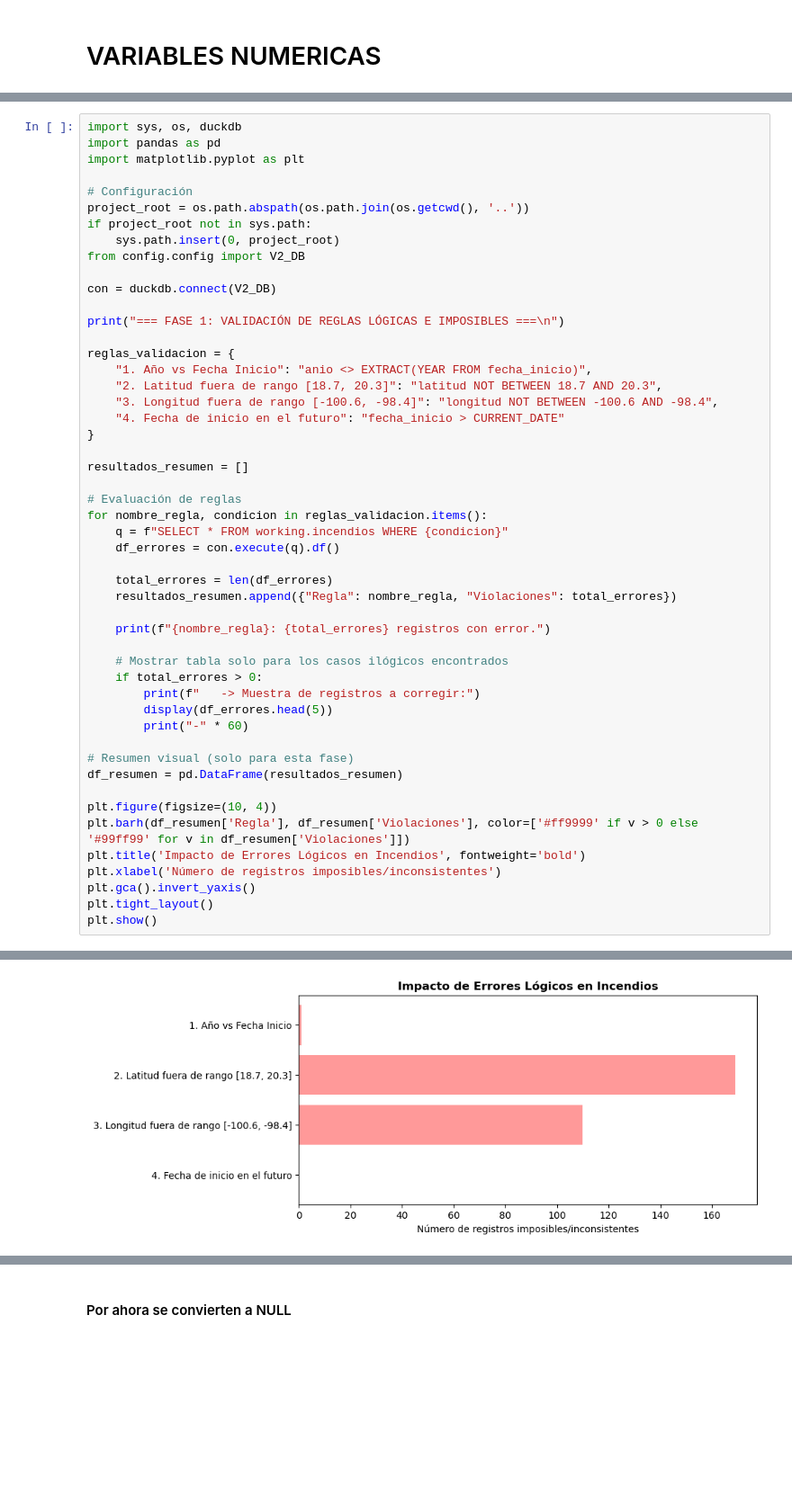
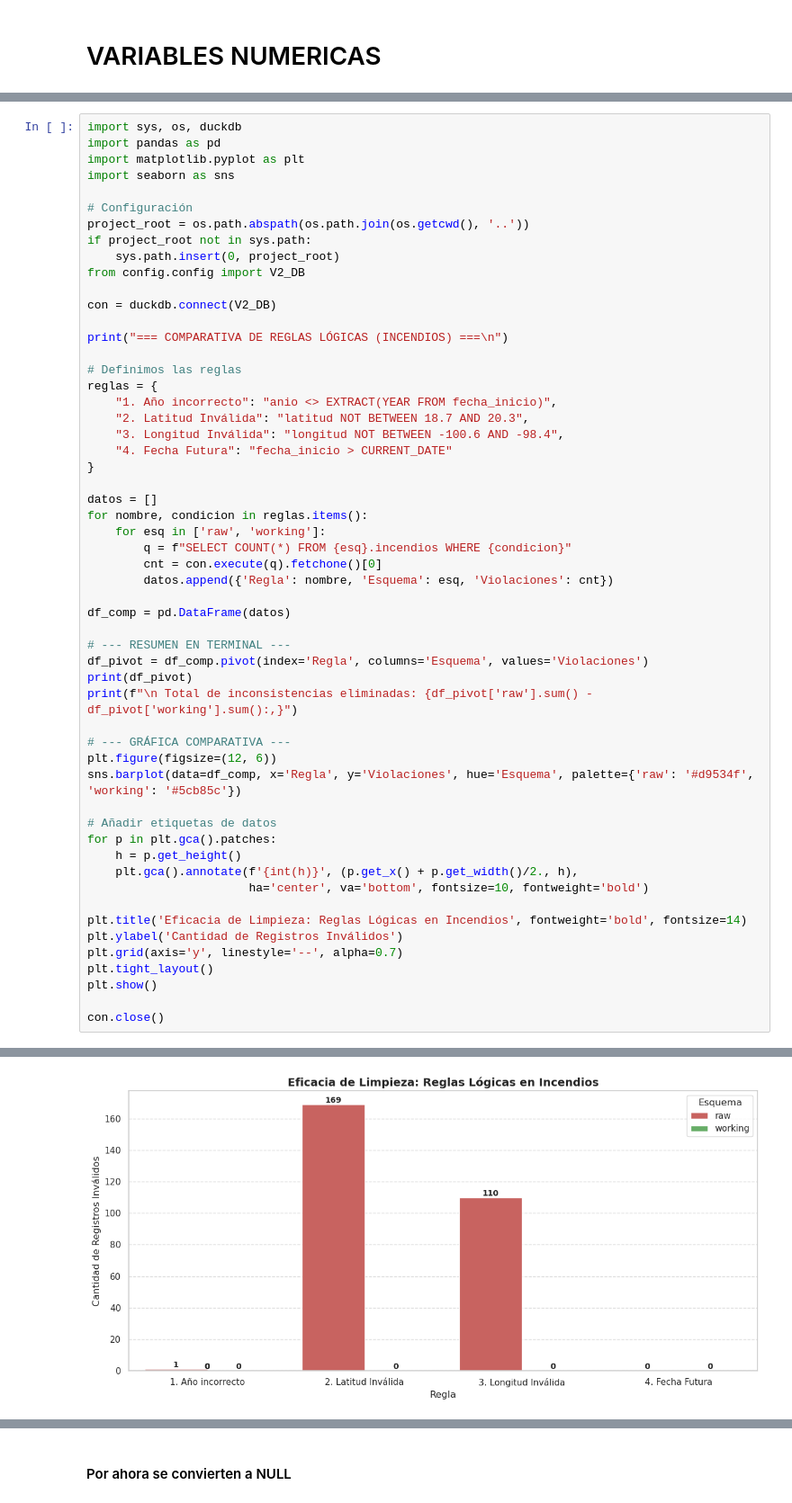
Before and after one commit to SauG25/Incendios-Forestales-, a Jupyter notebook: notebooks/01_Limpieza_De_Datos.ipynb, the cells around one changed output, grey strips where cells are left out. Shown at 90% size. Cells and saved outputs as stored; diff of their text form; blank space fills up the shorter version.

```diff
--- a/notebooks/01_Limpieza_De_Datos.ipynb
+++ b/notebooks/01_Limpieza_De_Datos.ipynb
@@ -282,6 +161,7 @@ def limpiar_textos_categoricos(con):
 import sys, os, duckdb
 import pandas as pd
 import matplotlib.pyplot as plt
+import seaborn as sns
 
 # Configuración
 project_root = os.path.abspath(os.path.join(os.getcwd(), '..'))
@@ -291,41 +171,45 @@ from config.config import V2_DB
 
 con = duckdb.connect(V2_DB)
 
-print("=== FASE 1: VALIDACIÓN DE REGLAS LÓGICAS E IMPOSIBLES ===\n")
+print("=== COMPARATIVA DE REGLAS LÓGICAS (INCENDIOS) ===\n")
 
-reglas_validacion = {
-    "1. Año vs Fecha Inicio": "anio <> EXTRACT(YEAR FROM fecha_inicio)",
-    "2. Latitud fuera de rango [18.7, 20.3]": "latitud NOT BETWEEN 18.7 AND 20.3",
-    "3. Longitud fuera de rango [-100.6, -98.4]": "longitud NOT BETWEEN -100.6 AND -98.4",
-    "4. Fecha de inicio en el futuro": "fecha_inicio > CURRENT_DATE"
+# Definimos las reglas
+reglas = {
+    "1. Año incorrecto": "anio <> EXTRACT(YEAR FROM fecha_inicio)",
+    "2. Latitud Inválida": "latitud NOT BETWEEN 18.7 AND 20.3",
+    "3. Longitud Inválida": "longitud NOT BETWEEN -100.6 AND -98.4",
+    "4. Fecha Futura": "fecha_inicio > CURRENT_DATE"
 }
 
-resultados_resumen = []
+datos = []
+for nombre, condicion in reglas.items():
+    for esq in ['raw', 'working']:
+        q = f"SELECT COUNT(*) FROM {esq}.incendios WHERE {condicion}"
+        cnt = con.execute(q).fetchone()[0]
+        datos.append({'Regla': nombre, 'Esquema': esq, 'Violaciones': cnt})
 
-# Evaluación de reglas
-for nombre_regla, condicion in reglas_validacion.items():
-    q = f"SELECT * FROM working.incendios WHERE {condicion}"
-    df_errores = con.execute(q).df()
+df_comp = pd.DataFrame(datos)
 
-    total_errores = len(df_errores)
-    resultados_resumen.append({"Regla": nombre_regla, "Violaciones": total_errores})
+# --- RESUMEN EN TERMINAL ---
+df_pivot = df_comp.pivot(index='Regla', columns='Esquema', values='Violaciones')
+print(df_pivot)
+print(f"\n Total de inconsistencias eliminadas: {df_pivot['raw'].sum() - df_pivot['working'].sum():,}")
 
-    print(f"{nombre_regla}: {total_errores} registros con error.")
+# --- GRÁFICA COMPARATIVA ---
+plt.figure(figsize=(12, 6))
+sns.barplot(data=df_comp, x='Regla', y='Violaciones', hue='Esquema', palette={'raw': '#d9534f', 'working': '#5cb85c'})
 
-    # Mostrar tabla solo para los casos ilógicos encontrados
-    if total_errores > 0:
-        print(f"   -> Muestra de registros a corregir:")
-        display(df_errores.head(5))
-        print("-" * 60)
+# Añadir etiquetas de datos
+for p in plt.gca().patches:
+    h = p.get_height()
+    plt.gca().annotate(f'{int(h)}', (p.get_x() + p.get_width()/2., h),
+                       ha='center', va='bottom', fontsize=10, fontweight='bold')
 
-# Resumen visual (solo para esta fase)
-df_resumen = pd.DataFrame(resultados_resumen)
-
-plt.figure(figsize=(10, 4))
-plt.barh(df_resumen['Regla'], df_resumen['Violaciones'], color=['#ff9999' if v > 0 else '#99ff99' for v in df_resumen['Violaciones']])
-plt.title('Impacto de Errores Lógicos en Incendios', fontweight='bold')
-plt.xlabel('Número de registros imposibles/inconsistentes')
-plt.gca().invert_yaxis()
+plt.title('Eficacia de Limpieza: Reglas Lógicas en Incendios', fontweight='bold', fontsize=14)
+plt.ylabel('Cantidad de Registros Inválidos')
+plt.grid(axis='y', linestyle='--', alpha=0.7)
 plt.tight_layout()
 plt.show()
+
+con.close()
 # %% [output]
@@ -358,2 +226,2 @@ plt.show()
-[figure, old version]
+[figure, new version]
 # %% [markdown]
```
Also changed, not shown: parts of 42 cells of this notebook, 4 other files.
